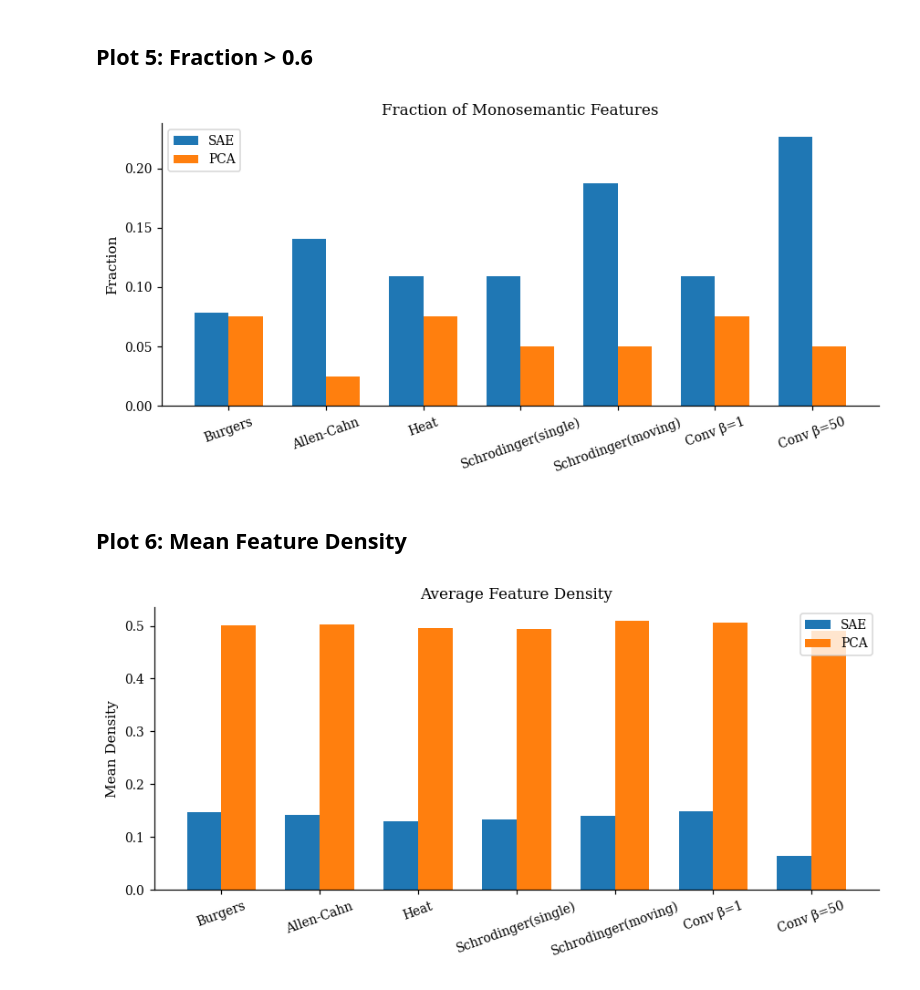
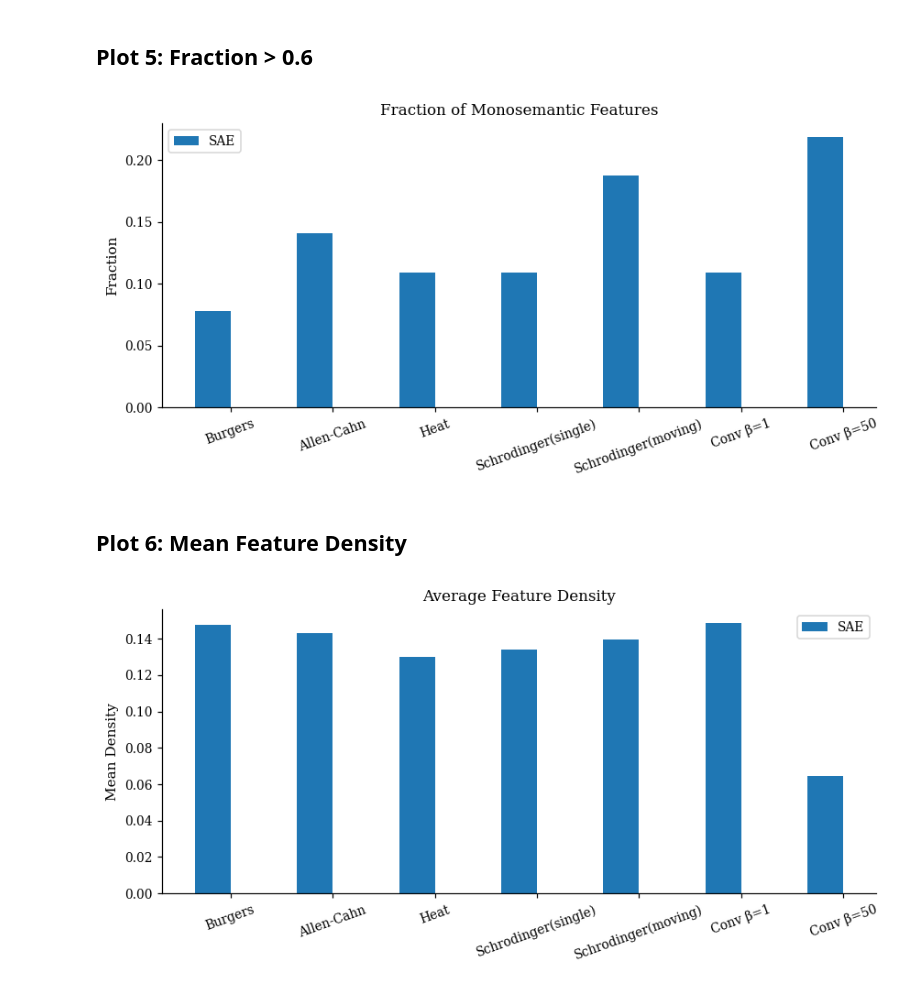
Before and after one commit to NanditaPatil-dotcom/PhysSAE, a Jupyter notebook: PhysSAE_Monosemanticity.ipynb, the cells around one changed output. Cells and saved outputs as stored; diff of their text form; code cells hidden in the pictures.

```diff
--- a/PhysSAE_Monosemanticity.ipynb
+++ b/PhysSAE_Monosemanticity.ipynb
@@ -1419,23 +1300,12 @@ sae = [
     frac_c50
 ]
 
-pca = [
-    frac_pca_b,
-    frac_pca_a,
-    frac_pca_h,
-    frac_pca_s_s,
-    frac_pca_s_m,
-    frac_pca_c1,
-    frac_pca_c50
-]
-
 x = np.arange(len(labels))
 w = 0.35
 
 plt.figure(figsize=(8,4))
 
 plt.bar(x-w/2, sae, width=w, label="SAE")
-plt.bar(x+w/2, pca, width=w, label="PCA")
 
 plt.xticks(x, labels, rotation=20)
 plt.ylabel("Fraction")
@@ -1445,41 +1315,31 @@ plt.legend()
 plt.tight_layout()
 plt.show()
 # %% [output]
-[figure, old version]
+[figure, new version]
 # %% [markdown]
 ## Plot 6: Mean Feature Density
 # %%
 sae = [
     np.mean(density_b),
     np.mean(density_a),
     np.mean(density_h),
     np.mean(density_s_s),
     np.mean(density_s_m),
     np.mean(density_c1),
     np.mean(density_c50)
 ]
 
-pca = [
-    np.mean(density_pca_b),
-    np.mean(density_pca_a),
-    np.mean(density_pca_h),
-    np.mean(density_pca_s_s),
-    np.mean(density_pca_s_m),
-    np.mean(density_pca_c1),
-    np.mean(density_pca_c50)
-]
 
 plt.figure(figsize=(8,4))
 
 plt.bar(x-w/2, sae, width=w, label="SAE")
-plt.bar(x+w/2, pca, width=w, label="PCA")
 
 plt.xticks(x, labels, rotation=20)
 plt.ylabel("Mean Density")
 plt.title("Average Feature Density")
 plt.legend()
 
 plt.tight_layout()
 plt.show()
 # %% [output]
-[figure, old version]
+[figure, new version]
```
Also changed, not shown: parts of 18 cells of this notebook.
